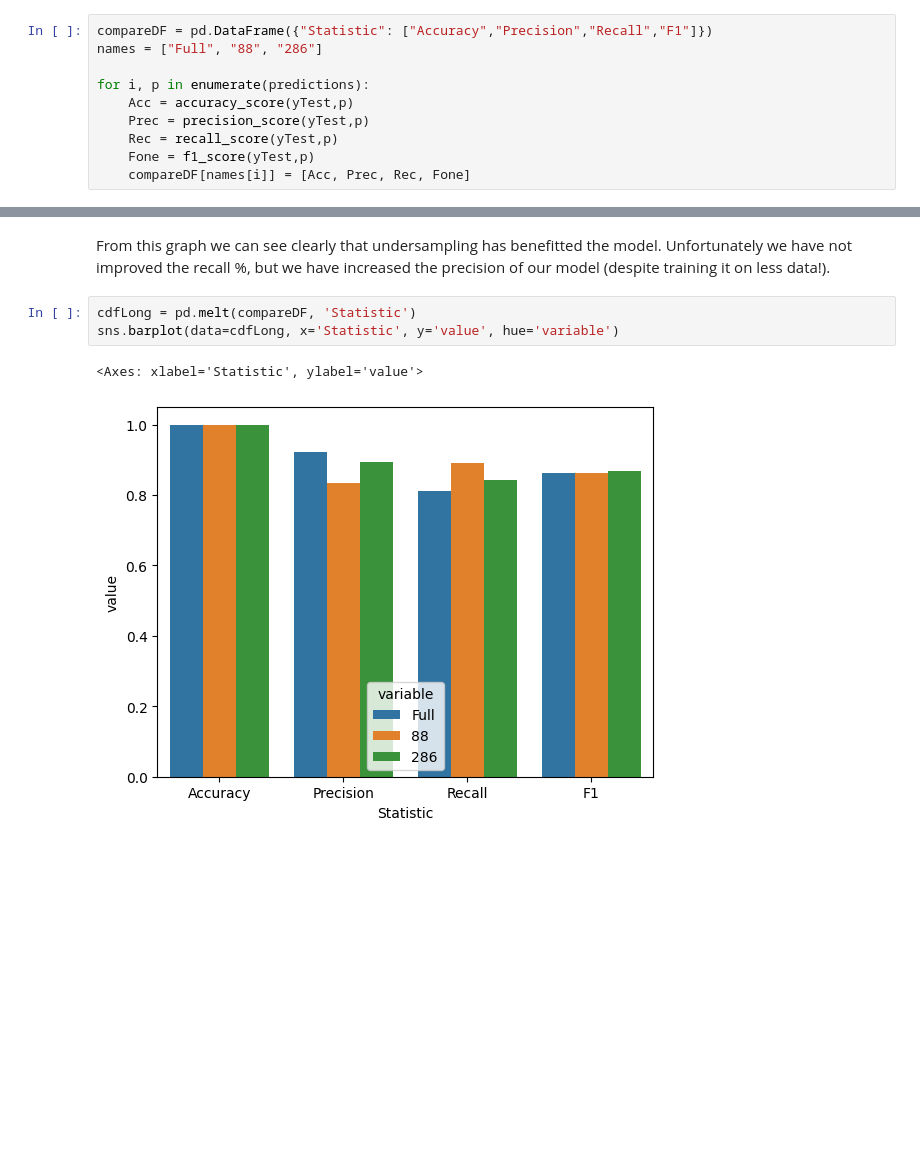
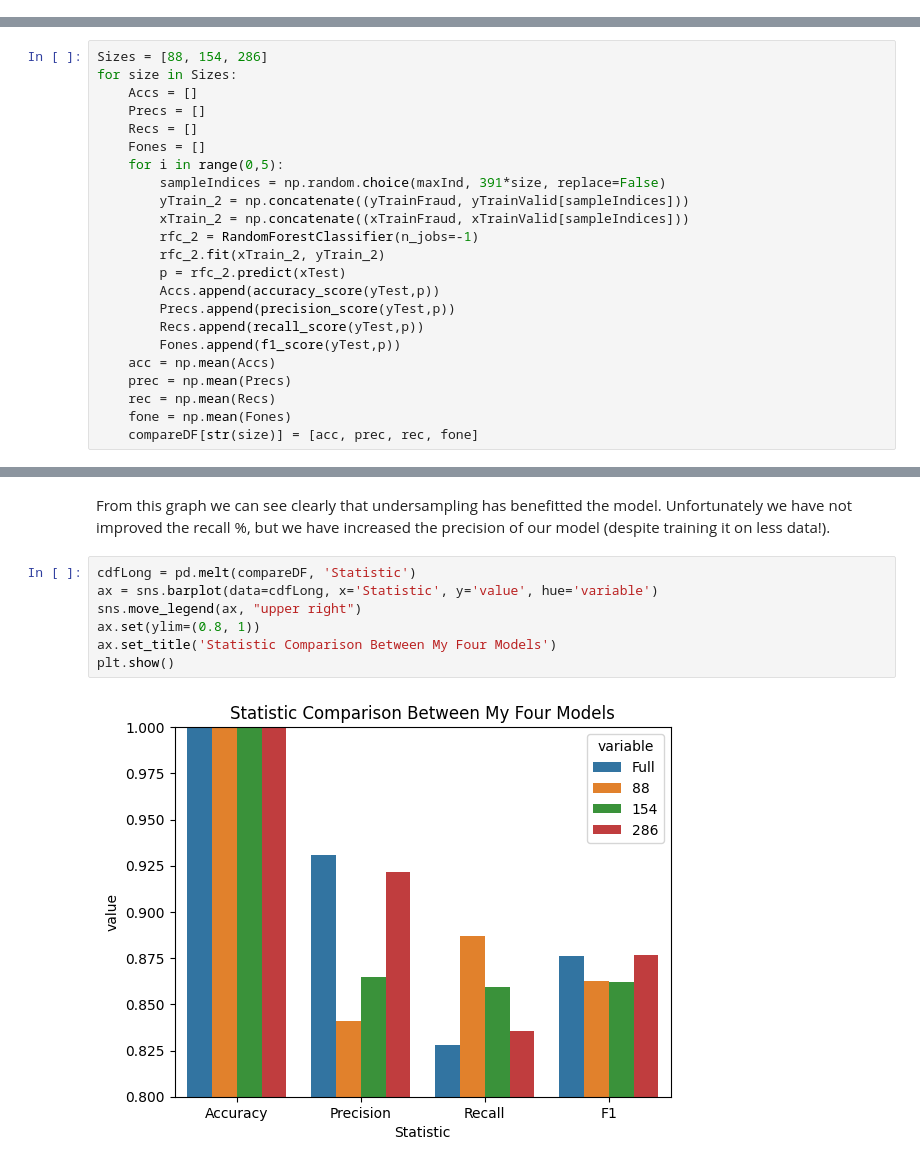
Before and after one commit to ColeFChisamore/CreditCardFraud, a Jupyter notebook: CreditCardFraud.ipynb, the cells around one changed output, grey strips where cells are left out. Cells and saved outputs as stored; diff of their text form; blank space fills up the shorter version.

```diff
--- a/CreditCardFraud.ipynb
+++ b/CreditCardFraud.ipynb
@@ -270,10 +228,0 @@ predictions = [rfcFullpred, rfc88pred, rfc286pred]
-# %%
-compareDF = pd.DataFrame({"Statistic": ["Accuracy","Precision","Recall","F1"]})
-names = ["Full", "88", "286"]
-
-for i, p in enumerate(predictions):
-    Acc = accuracy_score(yTest,p)
-    Prec = precision_score(yTest,p)
-    Rec = recall_score(yTest,p)
-    Fone = f1_score(yTest,p)
-    compareDF[names[i]] = [Acc, Prec, Rec, Fone]
@@ -287,0 +256,23 @@ compareDF
+# %%
+Sizes = [88, 154, 286]
+for size in Sizes:
+    Accs = []
+    Precs = []
+    Recs = []
+    Fones = []
+    for i in range(0,5):
+        sampleIndices = np.random.choice(maxInd, 391*size, replace=False)
+        yTrain_2 = np.concatenate((yTrainFraud, yTrainValid[sampleIndices]))
+        xTrain_2 = np.concatenate((xTrainFraud, xTrainValid[sampleIndices]))
+        rfc_2 = RandomForestClassifier(n_jobs=-1)
+        rfc_2.fit(xTrain_2, yTrain_2)
+        p = rfc_2.predict(xTest)
+        Accs.append(accuracy_score(yTest,p))
+        Precs.append(precision_score(yTest,p))
+        Recs.append(recall_score(yTest,p))
+        Fones.append(f1_score(yTest,p))
+    acc = np.mean(Accs)
+    prec = np.mean(Precs)
+    rec = np.mean(Recs)
+    fone = np.mean(Fones)
+    compareDF[str(size)] = [acc, prec, rec, fone]
@@ -289,7 +288,10 @@ compareDF
 From this graph we can see clearly that undersampling has benefitted the model. Unfortunately we have not improved the recall %, but we have increased the precision of our model (despite training it on less data!).
 # %%
 cdfLong = pd.melt(compareDF, 'Statistic')
-sns.barplot(data=cdfLong, x='Statistic', y='value', hue='variable')
+ax = sns.barplot(data=cdfLong, x='Statistic', y='value', hue='variable')
+sns.move_legend(ax, "upper right")
+ax.set(ylim=(0.8, 1))
+ax.set_title('Statistic Comparison Between My Four Models')
+plt.show()
 # %% [output]
-<Axes: xlabel='Statistic', ylabel='value'>
-[figure, old version]
+[figure, new version]
```
Also changed, not shown: parts of 13 cells of this notebook, 4 other files.
